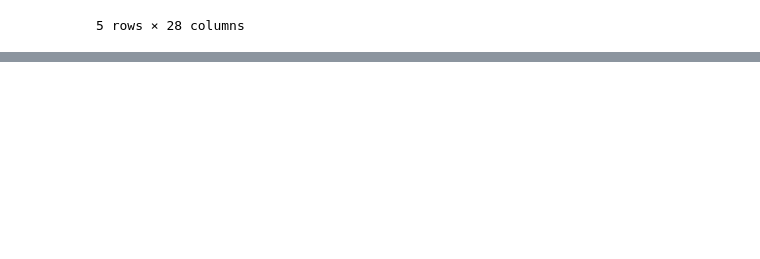
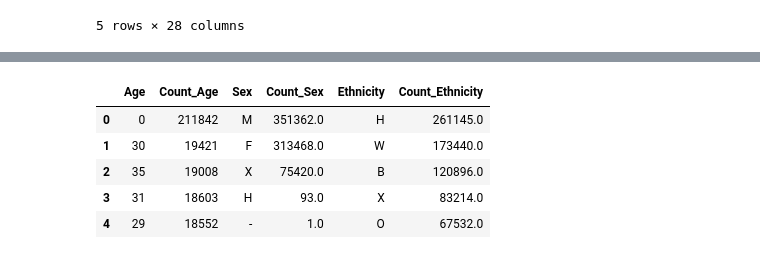
Before and after one commit to qazifabiahoq/Project_Crime_in_La_2020-Dec2023, a Jupyter notebook: RaymonPy.ipynb, the cells around one changed output, grey strips where cells are left out. Drawn from its saved outputs; the diff is of its cells as text; code cells hidden in the pictures; blank space fills up the shorter version.

```diff
--- a/RaymonPy.ipynb
+++ b/RaymonPy.ipynb
@@ -118,11 +129,24 @@ plt.show()
 # %%
 # Visualization 14:
 # Stacked bar plot or heat map showing the correlation between crime types and victim demographics.
 
-crime_data_cross = pd.crosstab(crime_data['Victim Demographics'], crime_data['Crime Type'])
-crime_data_cross.plot(kind='bar', stacked=True)
-plt.xlabel('Victim Demographics')
-plt.ylabel('Count')
-plt.title('Crime Type Distribution by Victim Demographics')
-plt.legend(title='Crime Type')
-plt.show()
+crime_counts_by_age = crime_data['Vict Age'].value_counts()
+crime_counts_by_sex = crime_data['Vict Sex'].value_counts()
+crime_counts_by_ethnicity = crime_data['Vict Descent'].value_counts()
+
+# Creating DataFrames for each count
+age_df = pd.DataFrame({'Age': crime_counts_by_age.index, 'Count_Age': crime_counts_by_age.values})
+sex_df = pd.DataFrame({'Sex': crime_counts_by_sex.index, 'Count_Sex': crime_counts_by_sex.values})
+ethnicity_df = pd.DataFrame({'Ethnicity': crime_counts_by_ethnicity.index, 'Count_Ethnicity': crime_counts_by_ethnicity.values})
+
+# Merging the DataFrames on a common column
+victim_demographics = pd.concat([age_df, sex_df, ethnicity_df], axis=1)
+
+victim_demographics.head()
+# %% [output]
+|  | Age | Count_Age | Sex | Count_Sex | Ethnicity | Count_Ethnicity |
+| 0 | 0 | 211842 | M | 351362.0 | H | 261145.0 |
+| 1 | 30 | 19421 | F | 313468.0 | W | 173440.0 |
+| 2 | 35 | 19008 | X | 75420.0 | B | 120896.0 |
+| 3 | 31 | 18603 | H | 93.0 | X | 83214.0 |
+| 4 | 29 | 18552 | - | 1.0 | O | 67532.0 |
```
Also changed, not shown: parts of 13 cells of this notebook.
